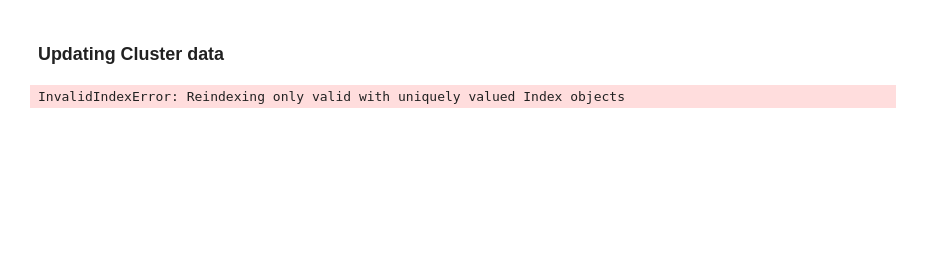
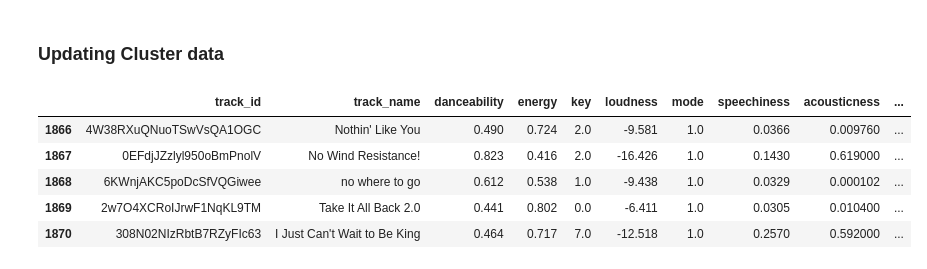
Before and after one commit to KevinSpurk/song-recommendation-engine, a Jupyter notebook: 8.07_song-recommendation-engine.ipynb, the cells around one changed output. Drawn from its saved outputs; the diff is of its cells as text; code cells hidden in the pictures; blank space fills up the shorter version.

```diff
--- a/8.07_song-recommendation-engine.ipynb
+++ b/8.07_song-recommendation-engine.ipynb
@@ -440,9 +440,16 @@ similar_song2
 # %% [markdown]
 ### Updating Cluster data
-# %%
-hot100_clustered = hot100_clustered.append(similar_song2, ignore_index=True)
-hot100_clustered.tail()
-
-# NOT WORKING - indexing
-# %% [output]
-InvalidIndexError: Reindexing only valid with uniquely valued Index objects
+# %%
+# reindexing df with new song
+similar_song2.index = [len(hot100_clustered)]
+
+# add new song to df with all songs
+hot100_clustered = pd.concat([hot100_clustered, similar_song2], axis=0)
+hot100_clustered.tail()
+# %% [output]
+|  | track_id | track_name | danceability | energy | key | loudness | mode | speechiness | acousticness | ... |
+| 1866 | 4W38RXuQNuoTSwVsQA1OGC | Nothin' Like You | 0.490 | 0.724 | 2.0 | -9.581 | 1.0 | 0.0366 | 0.009760 | ... |
+| 1867 | 0EFdjJZzlyl950oBmPnolV | No Wind Resistance! | 0.823 | 0.416 | 2.0 | -16.426 | 1.0 | 0.1430 | 0.619000 | ... |
+| 1868 | 6KWnjAKC5poDcSfVQGiwee | no where to go | 0.612 | 0.538 | 1.0 | -9.438 | 1.0 | 0.0329 | 0.000102 | ... |
+| 1869 | 2w7O4XCRoIJrwF1NqKL9TM | Take It All Back 2.0 | 0.441 | 0.802 | 0.0 | -6.411 | 1.0 | 0.0305 | 0.010400 | ... |
+| 1870 | 308N02NIzRbtB7RZyFIc63 | I Just Can't Wait to Be King | 0.464 | 0.717 | 7.0 | -12.518 | 1.0 | 0.2570 | 0.592000 | ... |
```
Also changed, not shown: parts of 6 cells of this notebook.
